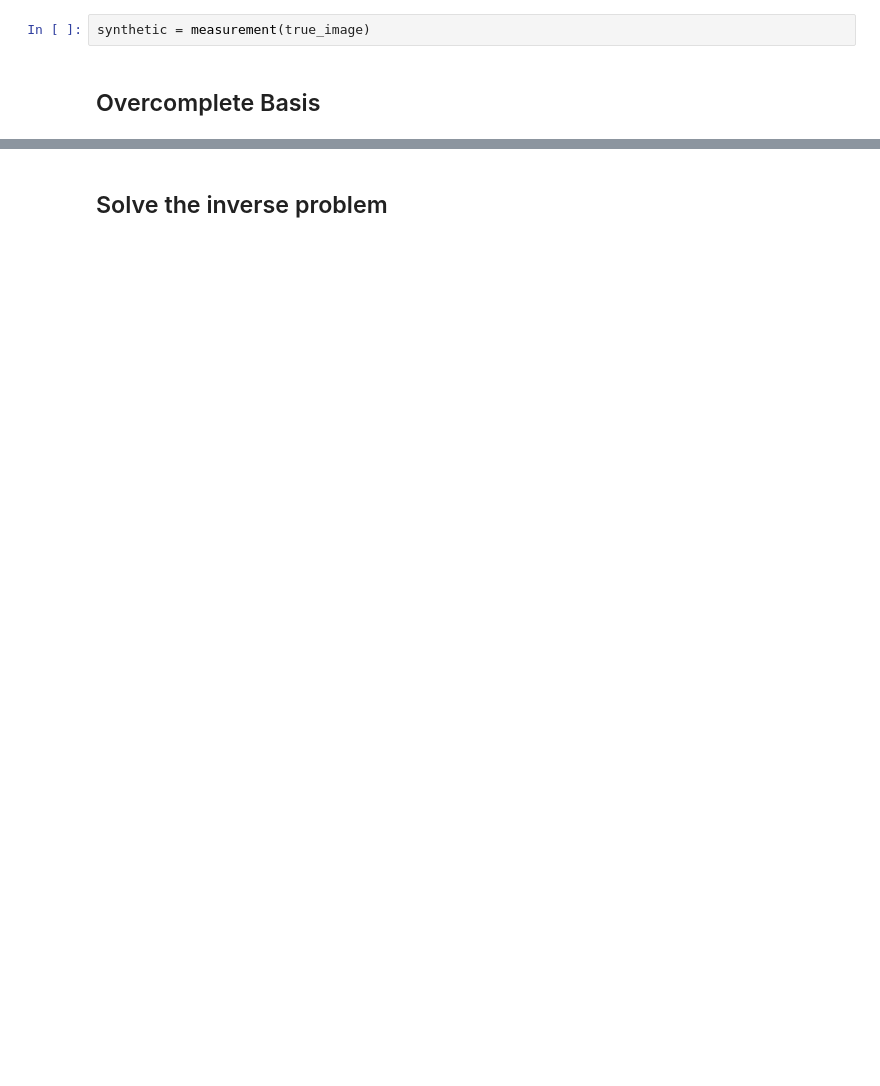
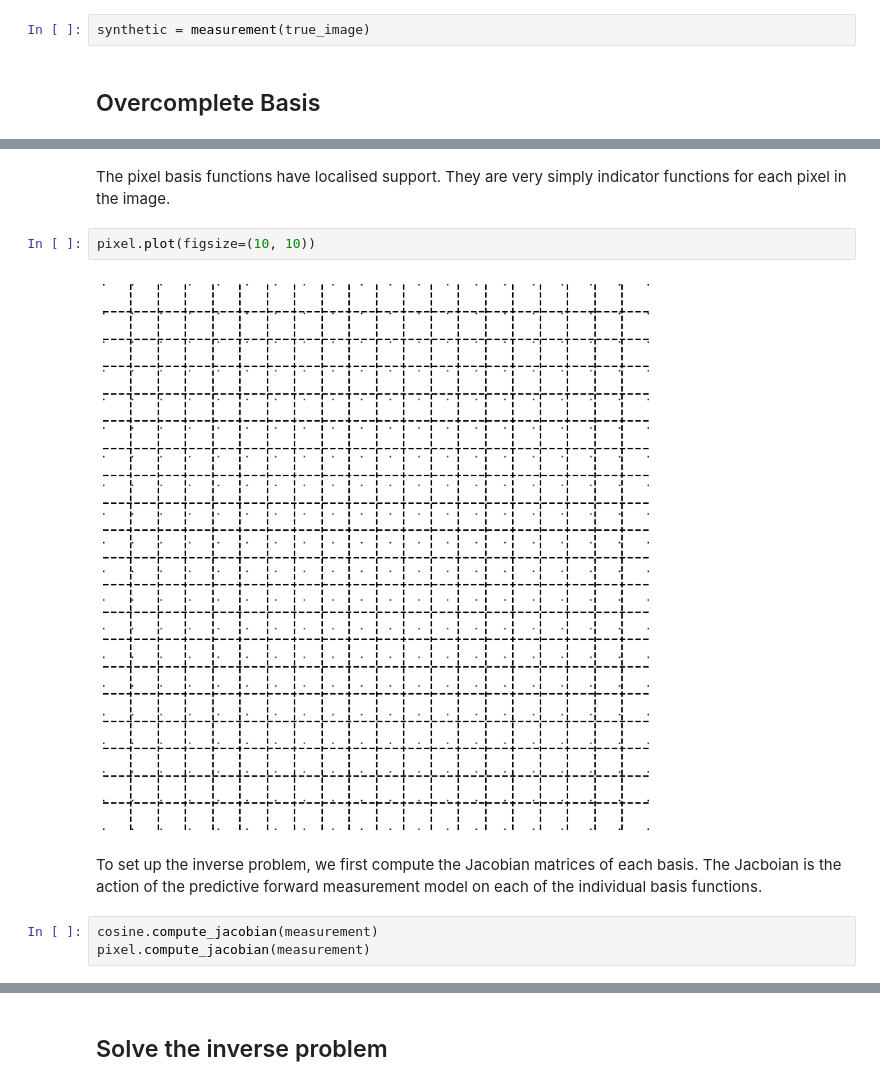
Before and after one commit to auggiemarignier/octo, a Jupyter notebook: examples/example.ipynb, the cells around one changed output, grey strips where cells are left out. Saved outputs shown, nothing was run; the diff lists cells and outputs as text; blank space fills up the shorter version.

```diff
--- a/examples/example.ipynb
+++ b/examples/example.ipynb
@@ -72,0 +91,13 @@ Create an overcomplete basis, weighting the two bases and overall regularisation
+# %% [markdown]
+The pixel basis functions have localised support.
+They are very simply indicator functions for each pixel in the image.
+# %%
+pixel.plot(figsize=(10, 10))
+# %% [output]
+[figure, added]
+# %% [markdown]
+To set up the inverse problem, we first compute the Jacobian matrices of each basis.
+The Jacboian is the action of the predictive forward measurement model on each of the individual basis functions.
+# %%
+cosine.compute_jacobian(measurement)
+pixel.compute_jacobian(measurement)
```
Also changed, not shown: parts of 21 cells of this notebook.
